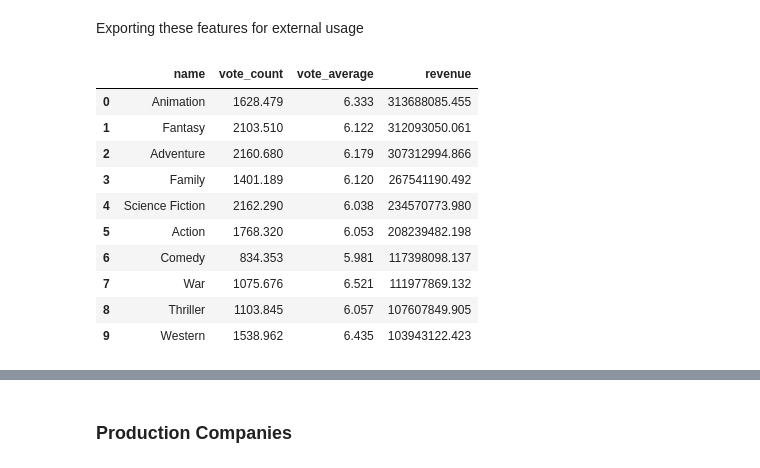
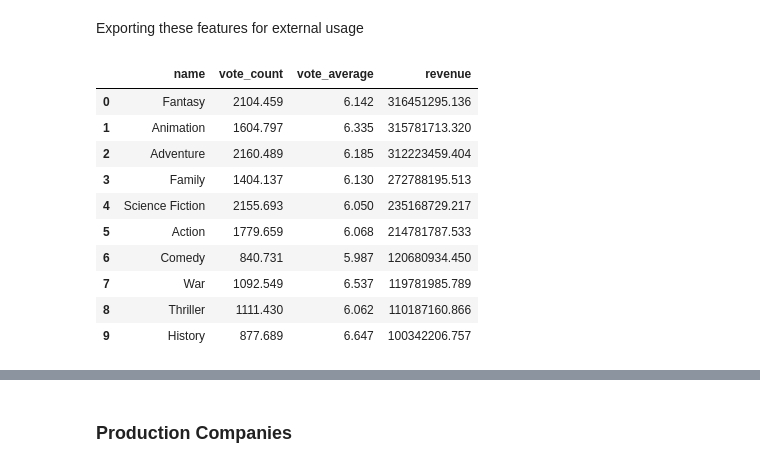
Before and after one commit to nastazya/Movies-analytics, a Jupyter notebook: Code/Prediction.ipynb, the cells around one changed output, grey strips where cells are left out. Saved outputs shown, nothing was run; the diff lists cells and outputs as text; code cells hidden in the pictures.

```diff
--- a/Code/Prediction.ipynb
+++ b/Code/Prediction.ipynb
@@ -38,7 +38,7 @@ pd.set_option('display.max_columns', 24)
 # %% [markdown]
 # Reading the Data
 # %%
-df = pd.read_csv('data/movies_new.csv')
+df = pd.read_csv('../data/movies_new.csv')
 #df = pd.read_csv('data/movies.csv')
 df['release_date'] = pd.to_datetime(df['release_date'])
 print(df.dtypes)
@@ -101,7 +101,7 @@ df['year_month'] = pd.to_datetime(df['release_date']).dt.to_period('M')
 # %%
 #Slicing our data
 
-df = df[(df['year']>=2000) & (df['year']<2017)]
+df = df[(df['year']>=2000)]
 
 print(df.shape)
 # %% [output]
@@ -424,22 +451,22 @@ Exporting these features for external usage
 # %%
 df_genre = pd.DataFrame(data=[g_name, g_pop, g_vote, g_rev]).T
 df_genre.columns=['name', 'vote_count', 'vote_average', 'revenue']
 df_genre = df_genre.sort_values(by='revenue',ascending=False)
 df_genre.reset_index(drop=True, inplace=True)
-df_genre.to_csv('data/genres.csv', index=False)
+df_genre.to_csv('../data/genres.csv', index=False)
 df_genre.head(10)
 # %% [output]
 |  | name | vote_count | vote_average | revenue |
-| 0 | Animation | 1628.479 | 6.333 | 313688085.455 |
-| 1 | Fantasy | 2103.510 | 6.122 | 312093050.061 |
-| 2 | Adventure | 2160.680 | 6.179 | 307312994.866 |
-| 3 | Family | 1401.189 | 6.120 | 267541190.492 |
-| 4 | Science Fiction | 2162.290 | 6.038 | 234570773.980 |
-| 5 | Action | 1768.320 | 6.053 | 208239482.198 |
-| 6 | Comedy | 834.353 | 5.981 | 117398098.137 |
-| 7 | War | 1075.676 | 6.521 | 111977869.132 |
-| 8 | Thriller | 1103.845 | 6.057 | 107607849.905 |
-| 9 | Western | 1538.962 | 6.435 | 103943122.423 |
+| 0 | Fantasy | 2104.459 | 6.142 | 316451295.136 |
+| 1 | Animation | 1604.797 | 6.335 | 315781713.320 |
+| 2 | Adventure | 2160.489 | 6.185 | 312223459.404 |
+| 3 | Family | 1404.137 | 6.130 | 272788195.513 |
+| 4 | Science Fiction | 2155.693 | 6.050 | 235168729.217 |
+| 5 | Action | 1779.659 | 6.068 | 214781787.533 |
+| 6 | Comedy | 840.731 | 5.987 | 120680934.450 |
+| 7 | War | 1092.549 | 6.537 | 119781985.789 |
+| 8 | Thriller | 1111.430 | 6.062 | 110187160.866 |
+| 9 | History | 877.689 | 6.647 | 100342206.757 |
 # %%
 X.head()
 # %% [output]
```
Also changed, not shown: parts of 31 cells of this notebook.
